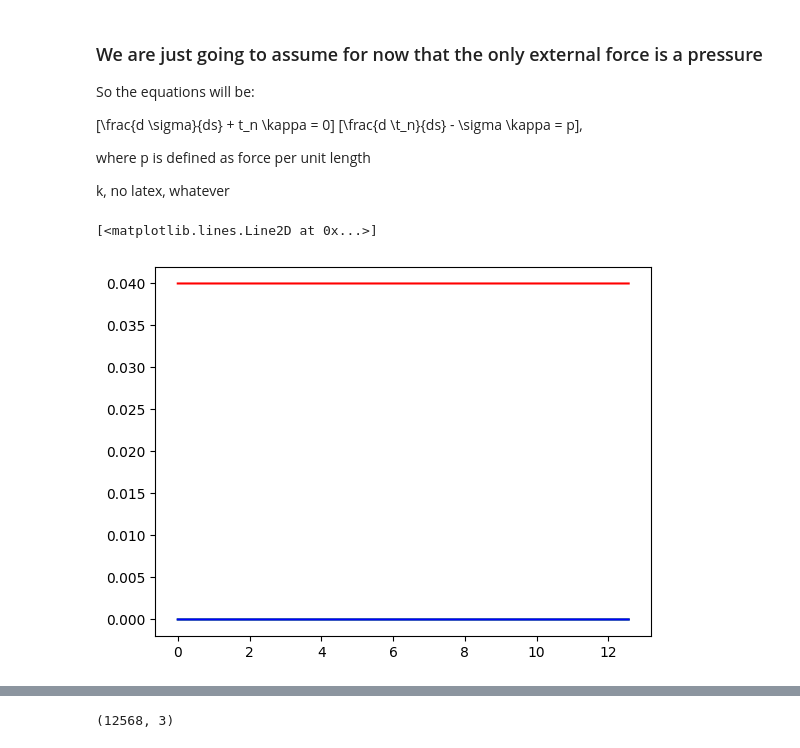
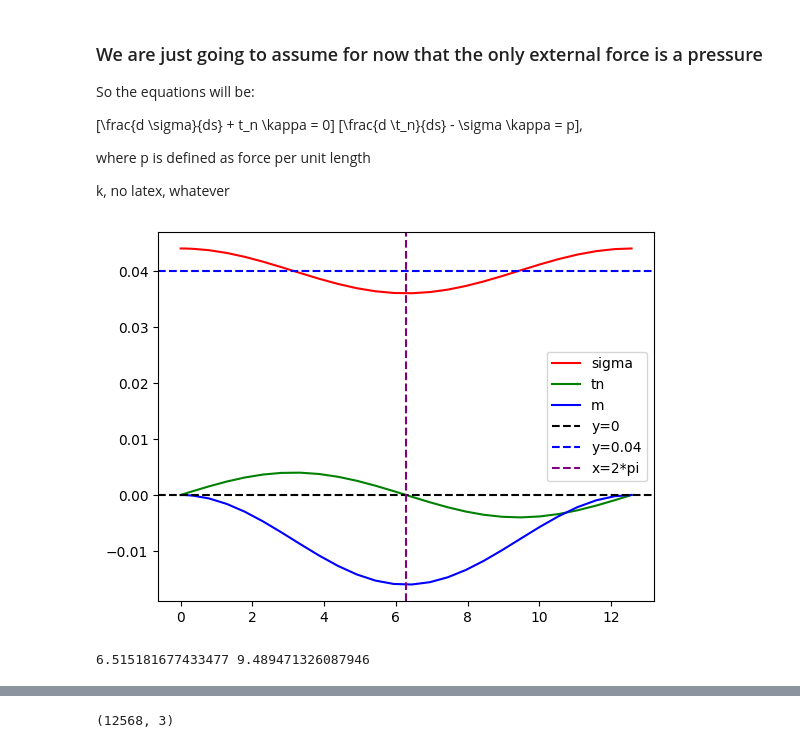
Before and after one commit to HappyTurtle99/master-proj-cell-shp-mechanics, a Jupyter notebook: start.ipynb, the cells around one changed output, grey strips where cells are left out. Drawn from its saved outputs; the diff is of its cells as text; code cells hidden in the pictures.

```diff
--- a/start.ipynb
+++ b/start.ipynb
@@ -14,33 +14,44 @@ import numpy as np
 import matplotlib.pyplot as plt
 import desolver as de
 import desolver.backend as D
 
 def rhs(t, state, kappa, R, p):
     sigma, tn, m = state
     dsigma = -kappa * tn
     angle = t / R
     dt = kappa * sigma - p #* np.sin(angle)
     dm = -tn
 
     return D.array([dsigma, dt, dm])
 
 R = 2
 kappa = 1 / R
 p = 0.02
 params = {'kappa': kappa, 'R': R, 'p': p}
 
-initial_state = D.array([p * R, 0, 0])
+initial_state = D.array([1.1*p * R, 0, 0])
 
 a = de.OdeSystem(rhs, y0=initial_state, dense_output=False, t=(0, 2*np.pi * R), dt=0.001, constants=params)
 a.method = 'RK1412'
 a.integrate()
 
 y = a.y
 t = a.t
 
 plt.plot(t, y[:,0], label='sigma', color='red')
 plt.plot(t, y[:,1], label='tn', color='green')
 plt.plot(t, y[:,2], label='m', color='blue')
+plt.axhline(y=0, color='black', linestyle='--', label='y=0')
+plt.axhline(y=0.04, color='blue', linestyle='--', label='y=0.04')
+plt.axvline(x=2 * np.pi, color='purple', linestyle='--', label='x=2*pi')
+plt.legend()
+plt.show()
 # %% [output]
-[<matplotlib.lines.Line2D at 0x...>]
-[figure, old version]
+[figure, new version]
+# %%
+t_min_y0 = t[np.argmin(y[:, 0])]
+t_min_y1 = t[np.argmin(y[:, 1])]
+
+print(t_min_y0, t_min_y1)
+# %% [output]
+6.515181677433477 9.489471326087946
```
Also changed, not shown: parts of 1 cell of this notebook, 29 other files.
